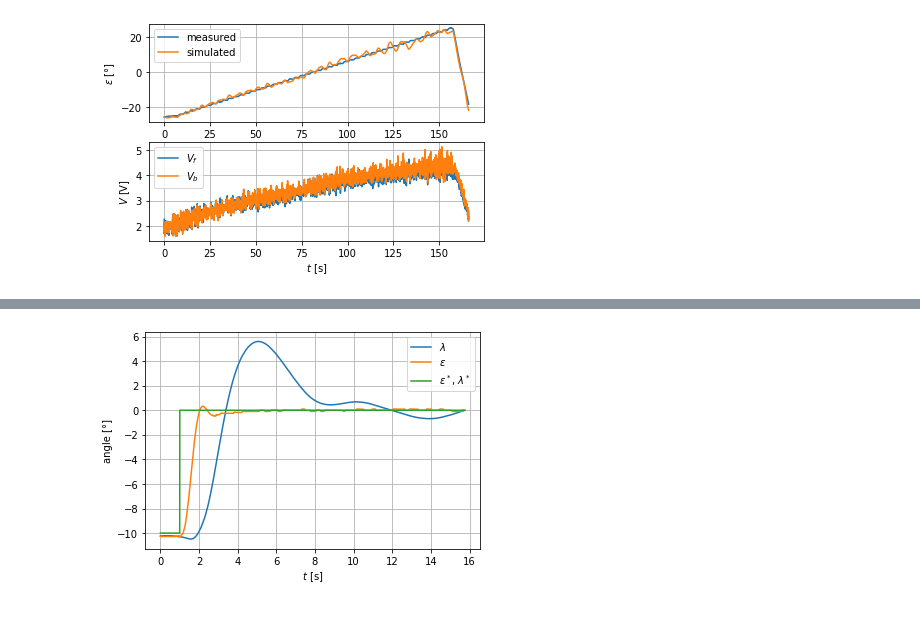
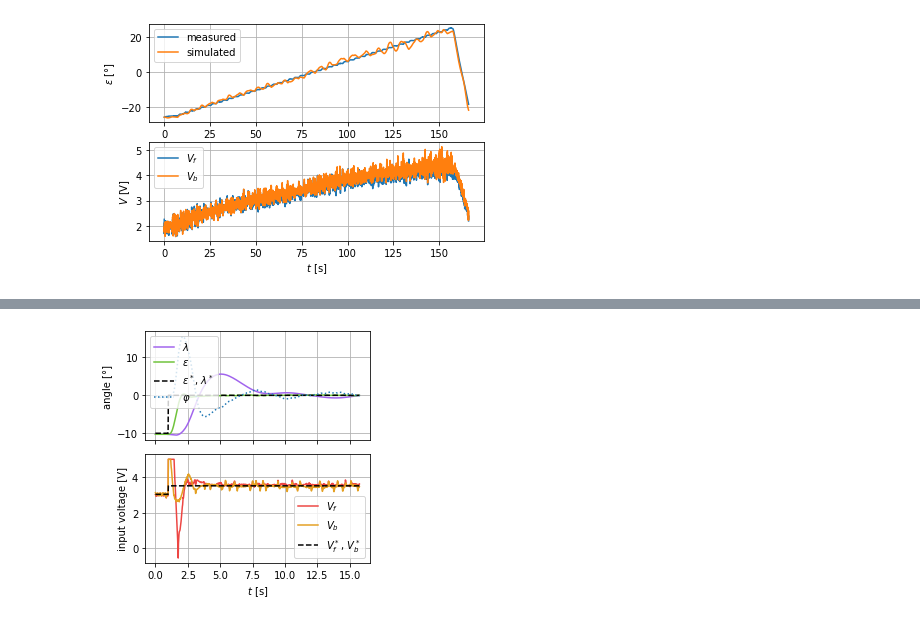
Before and after one commit to Rojetto/helicopter_thesis_code, a Jupyter notebook: scripts/diagrams.ipynb, the cells around one changed output, grey strips where cells are left out. Cells and saved outputs as stored; diff of their text form; code cells hidden in the pictures.

```diff
--- a/scripts/diagrams.ipynb
+++ b/scripts/diagrams.ipynb
@@ -271,6 +297,21 @@ def label_and_stuff(label_y=True, legend=True):
     plt.xlabel("$t$ [s]")
     if label_y:
         plt.ylabel("angle [°]")
+
+def squeeze_subplots():
+    for ax in plt.gcf().axes:
+        try:
+            ax.label_outer()
+        except:
+            pass
+
+    plt.tight_layout()
+# %%
+def static_ff_voltage(eps):
+    Fs = mc.g/mc.l_h*((mc.m_c*mc.d_c-mc.m_h*mc.d_h)*np.sin(eps)+(mc.m_h*mc.l_h-mc.m_c*mc.l_c)*np.cos(eps))
+    Fr = Fs/2
+    V = Fr_inverse(Fr, mc.p1, mc.q1, mc.p2, mc.q2)
+    return V
 # %%
 meas = load_meas('pid_1.1_HIGH')
 clip = clip_and_unify(meas, -1, 9)
@@ -298,14 +369,30 @@ my_savefig('pid_1.2.2')
 # %%
 meas = load_meas('pid_1.3_LOW')
 clip = clip_and_unify(meas, -1, 29)
 
-plt.figure()
-plt.plot(clip.t, clip.lamb/deg, label="$\\lambda$")
-plt.plot(clip.t, clip.eps/deg, label="$\\varepsilon$")
+plt.figure(figsize=(4, 4))
+ax1 = plt.subplot(211)
+plt.plot(clip.t, clip.lamb/deg, label="$\\lambda$", **lamb_color)
+plt.plot(clip.t, clip.eps/deg, label="$\\varepsilon$", **eps_color)
 eps_lamb_traj = np.array([-10*deg if t < clip.traj_start else 0 for t in clip.t])
-plt.plot(clip.t, eps_lamb_traj/deg, label="$\\varepsilon^*$, $\\lambda^*$")
-label_and_stuff()
+plt.plot(clip.t, eps_lamb_traj/deg, label="$\\varepsilon^*$, $\\lambda^*$", color='black', ls='--')
+plt.plot(clip.t, clip.phi/deg, label="$\\varphi$", ls='dotted')
+plt.grid()
+plt.legend()
+plt.ylabel("angle [°]")
+
+plt.subplot(212, sharex=ax1)
+plt.plot(clip.t, clip.vf, label="$V_f$", **vf_color)
+plt.plot(clip.t, clip.vb, label="$V_b$", **vb_color)
+v_traj = np.array([static_ff_voltage(-10*deg) if t < clip.traj_start else static_ff_voltage(0) for t in clip.t])
+plt.plot(clip.t, v_traj, label="$V_f^*$, $V_b^*$", color='black', ls='--')
+plt.xlabel("$t$ [s]")
+plt.ylabel('input voltage [V]')
+plt.grid()
+plt.legend()
+
+squeeze_subplots()
 my_savefig('pid_1.3')
 # %% [output]
-[figure, old version]
+[figure, new version]
 # %%
```
Also changed, not shown: parts of 17 cells of this notebook, 1 other file.
